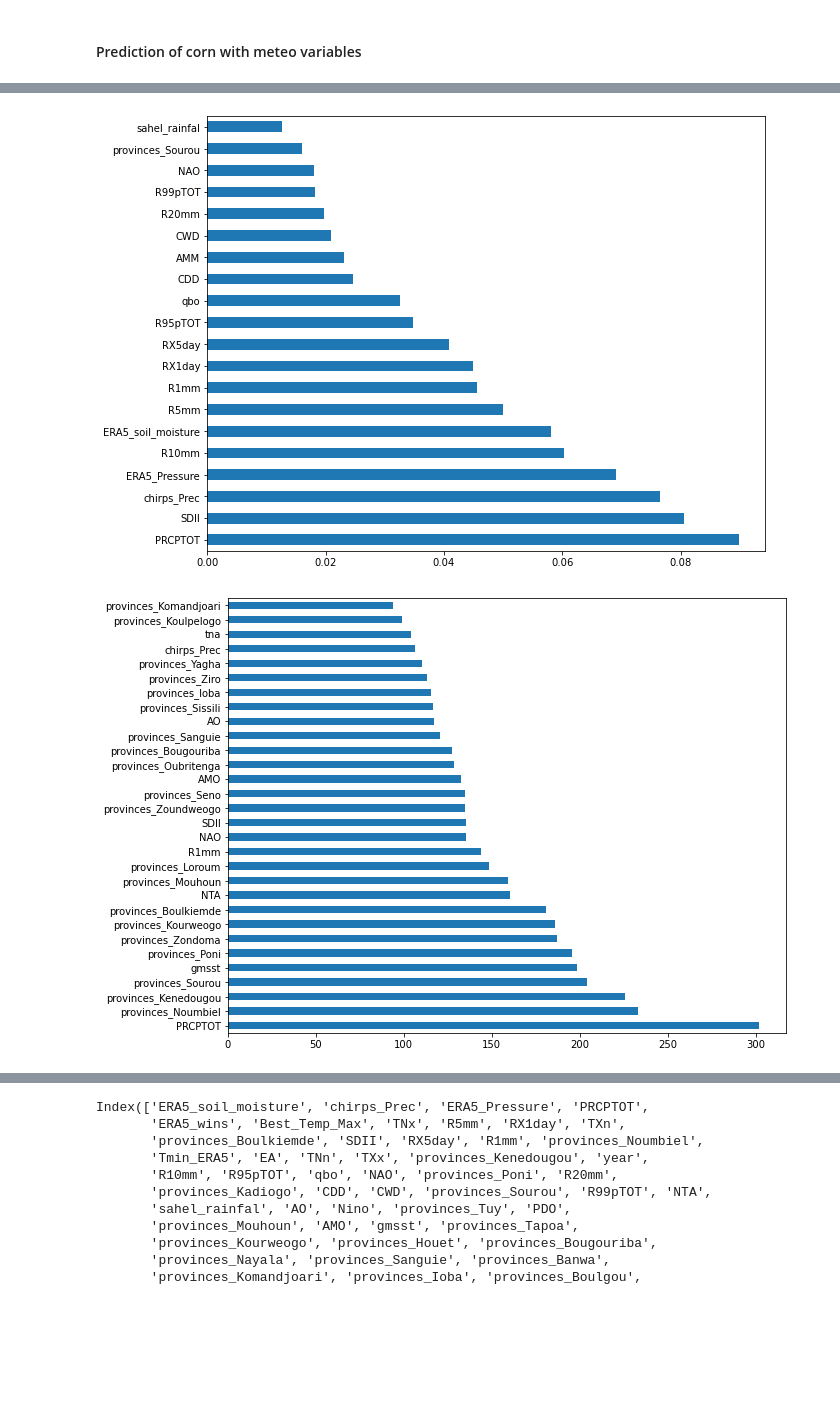
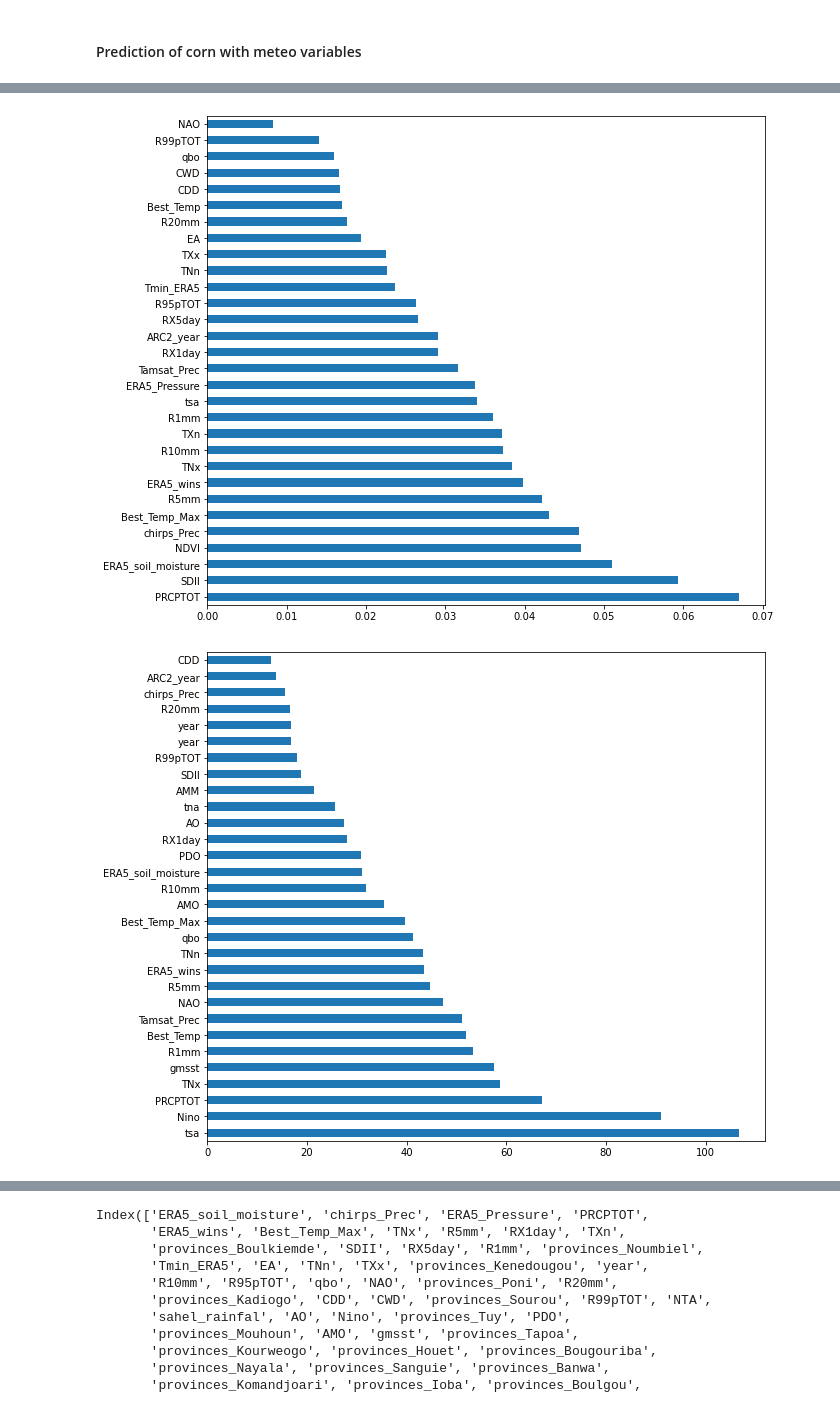
Before and after one commit to wamanagba/Crop_yield, a Jupyter notebook: python/dern/Mil_mais_National_02.ipynb, the cells around one changed output, grey strips where cells are left out. Drawn from its saved outputs; the diff is of its cells as text; code cells hidden in the pictures; blank space fills up the shorter version.

Commit message:
plot

```diff
--- a/python/dern/Mil_mais_National_02.ipynb
+++ b/python/dern/Mil_mais_National_02.ipynb
@@ -181,13 +189,13 @@ class model:
         dum = pd.get_dummies(self.df[c0],drop_first=True)
         X=pd.concat([dum,pred],axis=1)
         #X=pred
-        self.X_train, self.X_test, self.y_train, self.y_test = train_test_split(X, y,test_size=0.2,random_state=self.n)
+        self.X_train, self.X_test, self.y_train, self.y_test = train_test_split(X, y,test_size=0.1,random_state=self.n)
         self.X_train1, self.X_test1, self.y_train1, self.y_test1 = train_test_split(pred, y,test_size=0.1,random_state=self.n)
 
         self.model1 = RidgeCV()
         self.model2 = Lasso(normalize=True, tol=1e-3)
-        self.model3 = RandomForestRegressor(n_estimators = 100,max_depth=15)
-        self.model4 = DecisionTreeRegressor(max_depth=2)
+        self.model3 = RandomForestRegressor(n_estimators = 100,max_depth=45)
+        self.model4 = DecisionTreeRegressor(max_depth=45)
 
         self.model1.fit(self.X_train, self.y_train)
         self.model2.fit(self.X_train, self.y_train)
@@ -217,16 +225,27 @@ class model:
 
     def plot(self):
         plt.figure(figsize= (20,5))
-        plt.plot(self.model3.predict(self.X_test),'g', label='Predict')
+        plt.plot(self.model1.predict(self.X_test),'g', label='Predict')
         y_test=np.array(self.y_test)
-        plt.plot(y_test,'r', label='real value')
+        plt.plot(y_test,'b', label='real value')
         plt.legend()
         plt.show()
 
+    def plot_RF(self):
+        plt.figure(figsize= (20,5))
+        plt.plot(self.model3.predict(self.X_test),'g', label='Predict')
+        y_test=np.array(self.y_test)
+        plt.plot(y_test,'b', label='real value')
+        plt.legend()
+        plt.show()
 
     def get_RF(self):
         feat_importances = pd.Series(abs(self.model3.feature_importances_), index=self.X_train.columns)
-        feat_importances.nlargest(20).plot(kind='barh')
+        feat_importances.nlargest(30).plot(kind='barh')
+
+    def get_DT(self):
+        feat_importances = pd.Series(abs(self.model4.feature_importances_), index=self.X_train.columns)
+        feat_importances.nlargest(30).plot(kind='barh')
 
     def get_feature(self):
         feat_importances = pd.Series(abs(self.model3.feature_importances_), index=self.X_train.columns)
@@ -238,6 +257,10 @@ class model:
         feat_importances = pd.Series(abs(self.model1.coef_), index=self.X_train.columns)
         feat_importances.nlargest(30).plot(kind='barh')
 
+    def get_LassoV(self):
+        feat_importances = pd.Series(abs(self.model2.coef_), index=self.X_train.columns)
+        feat_importances.nlargest(30).plot(kind='barh')
+
     def get_Lasso(self):
         return self.model2
 
@@ -273,7 +296,7 @@ var=[ 'R5mm', 'R1mm', 'chirps_Prec', 'PRCPTOT',
        'NAO', 'CDD', 'AO', 'gmsst', 'sahel_rainfal',
        ]
 # %%
-m1=model(dt,1,var,'mil')
+m1=model(dt,1,All,'mil')
 print(m1.prediction())
 # %% [output]
           model  Score_train  score_test
@@ -284,13 +317,13 @@ print(m1.prediction())
 # %%
-plt.figure(figsize=(10,8))
+plt.figure(figsize=(10,9))
 m1.get_RF()
 # %% [output]
-[figure, old version]
+[figure, new version]
 # %%
-plt.figure(figsize=(10,8))
+plt.figure(figsize=(10,9))
 m1.get_RidgeCV()
 # %% [output]
-[figure, old version]
+[figure, new version]
 # %%
 All=['AO','sahel_rainfal','ERA5_Pressure','EA','year', 'Tmin_ERA5','ERA5_soil_moisture', 'NTA','R1mm','Nino','PDO','Best_Temp_Max','RX1day','TXx',
      'tna','R99pTOT','NAO','R10mm','qbo','TXn','TNn', 'ERA5_wins','gmsst','TNx','Tamsat_Prec',
```
Also changed, not shown: parts of 10 cells of this notebook, 14 other files.
